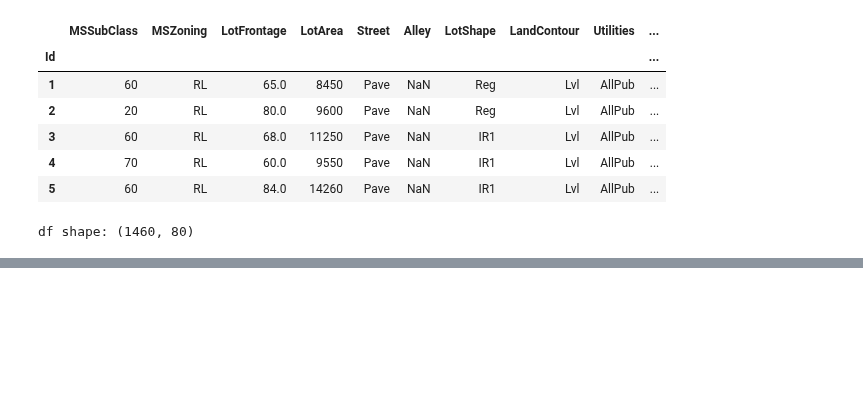
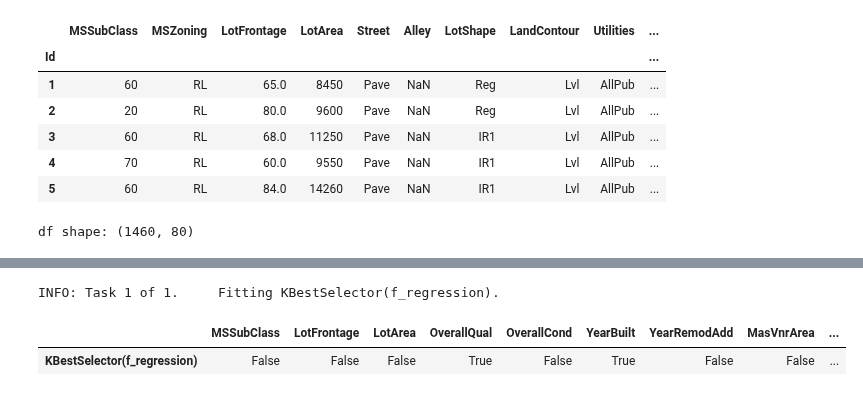
Before and after one commit to ajy25/TabularMagic, a Jupyter notebook: demo/test.ipynb, the cells around one changed output, grey strips where cells are left out. Cells and saved outputs as stored; diff of their text form; code cells hidden in the pictures; blank space fills up the shorter version.

```diff
--- a/demo/test.ipynb
+++ b/demo/test.ipynb
@@ -82,0 +86,9 @@ tm.head()
+# %%
+tm.feature_selection(
+    [KBestSelectorR(scorer='f_regression')], y_var='SalePrice',
+    update_working_dfs=True
+).votes_df()
+# %% [output]
+INFO: Task 1 of 1.     Fitting KBestSelector(f_regression).
+|  | MSSubClass | LotFrontage | LotArea | OverallQual | OverallCond | YearBuilt | YearRemodAdd | MasVnrArea | ... |
+| KBestSelector(f_regression) | False | False | False | True | False | True | False | False | ... |
```
Also changed, not shown: parts of 10 cells of this notebook, 49 other files.
